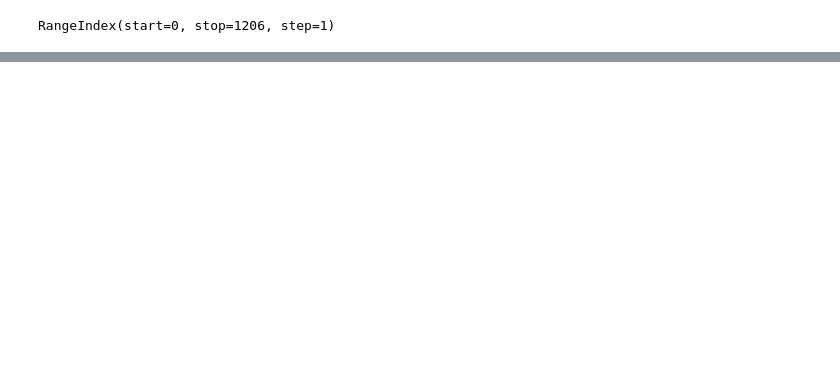
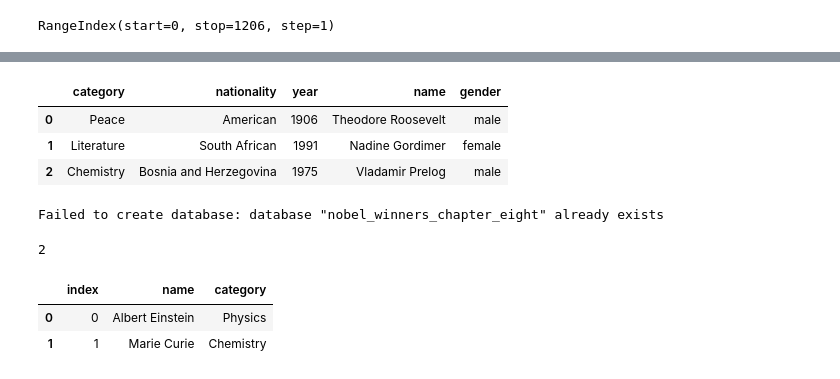
Before and after one commit to FilipeOrfao/data_visualization_with_python_and_javascript, a Jupyter notebook: 008_/main.ipynb, the cells around one changed output, grey strips where cells are left out. Cells and saved outputs as stored; diff of their text form; code cells hidden in the pictures; blank space fills up the shorter version.

Commit message:
finish chapter 8 and made it work with postgress instead of mysql

```diff
--- a/008_/main.ipynb
+++ b/008_/main.ipynb
@@ -20,0 +172,72 @@ df.loc['Albert Einstein']
+# %%
+dfs = pd.read_excel(
+    "data/nobel_winners.xlsx",
+    ["WinnersSheet1", "WinnersSheet2"],
+    index_col=None,
+    na_values=["NA"],
+)
+dfs["WinnersSheet2"].head()
+# %% [output]
+|  | category | nationality | year | name | gender |
+| 0 | Peace | American | 1906 | Theodore Roosevelt | male |
+| 1 | Literature | South African | 1991 | Nadine Gordimer | female |
+| 2 | Chemistry | Bosnia and Herzegovina | 1975 | Vladamir Prelog | male |
+# %%
+# SQL
+import sqlalchemy
+import psycopg2
+import pandas as pd
+
+db_params = {
+    "dbname": "postgres",
+    "user": "filipe",
+    "password": "mysecretword123",
+    "host": "localhost",
+    "port": "5432",
+}
+
+new_db_name = "nobel_winners_chapter_eight"
+
+
+def create_database(dbname):
+    try:
+        conn = psycopg2.connect(
+            dbname=db_params["dbname"],
+            user=db_params["user"],
+            password=db_params["password"],
+            host=db_params["host"],
+        )
+        conn.autocommit = True
+        cursor = conn.cursor()
+        cursor.execute(f"CREATE DATABASE {dbname}")
+        cursor.close()
+        conn.close()
+        print(f"Database {new_db_name} created successfully.")
+    except Exception as e:
+        print(f"Failed to create database: {e}")
+
+
+create_database(new_db_name)
+
+engine = sqlalchemy.create_engine(
+    # "postgresql+psycopg2:///filipe:mysecretword123@localhost/nobel_winners", echo=True
+    f'postgresql+psycopg2://{db_params["user"]}:{db_params["password"]}@{db_params["host"]}:{db_params["port"]}/{new_db_name}'
+)
+
+df = pd.DataFrame(
+    {
+        "name": ["Albert Einstein", "Marie Curie"],
+        "category": ["Physics", "Chemistry"],
+    }
+)
+
+df.to_sql("winners_copy", engine, if_exists="replace")
+# %% [output]
+Failed to create database: database "nobel_winners_chapter_eight" already exists
+2
+# %%
+pd.read_sql_table("winners_copy", engine)
+# %% [output]
+|  | index | name | category |
+| 0 | 0 | Albert Einstein | Physics |
+| 1 | 1 | Marie Curie | Chemistry |
```
Also changed, not shown: parts of 27 cells of this notebook, 6 other files.
